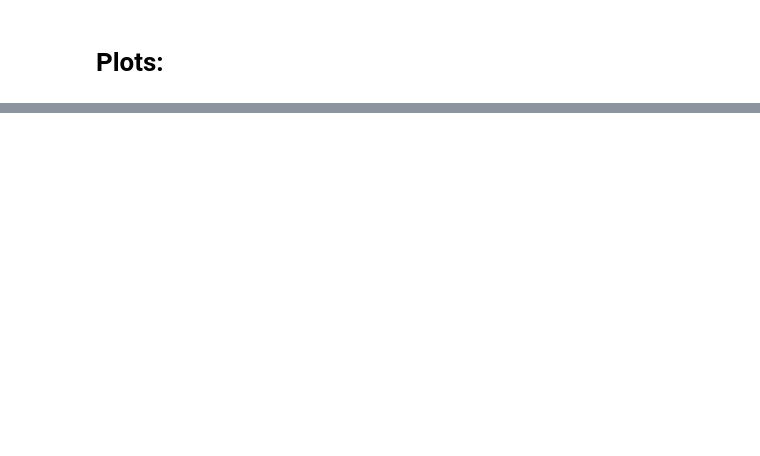
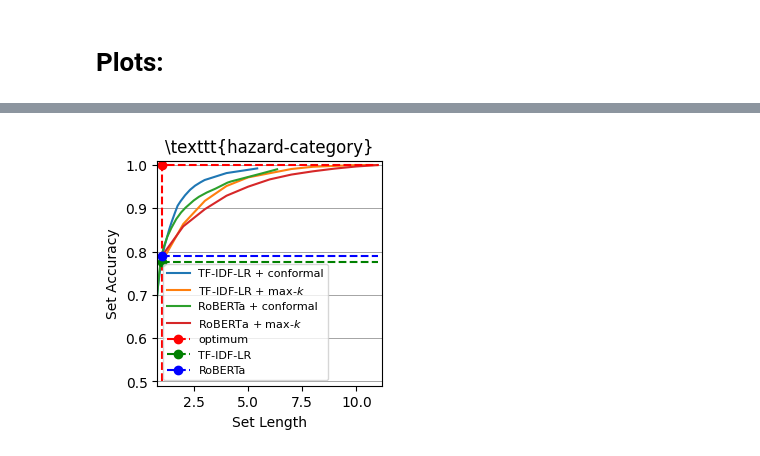
Before and after one commit to k-randl/conformal_prompting, a Jupyter notebook: pictures/plots_conformal_prediction.ipynb, the cells around one changed output, grey strips where cells are left out. Cells and saved outputs as stored; diff of their text form; code cells hidden in the pictures; blank space fills up the shorter version.

Commit message:
Evaluated Conformal Prediction Performance

```diff
--- a/pictures/plots_conformal_prediction.ipynb
+++ b/pictures/plots_conformal_prediction.ipynb
@@ -123,2 +153,4 @@ ps_deep_max_k, ps_deep_conf = predict(
+# %%
+ps_deep_max_k, ps_deep_conf = predict(DEEP_MODEL)
 # %% [markdown]
 # Best traditional classifier:
@@ -239,9 +281,9 @@ boxplot(k=sa_classic_max_k, e=sa_classic_conf)
 # %%
 fig, ax = plt.subplots(1, 1, figsize=(3, 3))
 
-clf_classic = 'BOW-SVM'
+clf_classic = 'TF-IDF-LR'
 clf_deep = 'RoBERTa'
-left = (LABEL == 'hazard_category')
+left = (LABEL == 'hazard-category')
 
 # plot curve for conformal with best traditional cf:
 data_x_classic_conf = []
@@ -295,32 +337,34 @@ try:
     ax.plot(1, y_min_classic, 'og--', label=clf_classic)
 except NameError: pass
 
 try:
     y_min_deep = np.mean(sa_deep_max_k['1'])
     ax.plot([1., x_max], [y_min_deep, y_min_deep], 'b--')
     ax.plot(1, y_min_deep, 'ob--', label=clf_deep)
 except NameError: pass
 
 margin = (x_max-1.) * 0.02
 ax.set_xlim(1 - margin, x_max + margin)
 
 margin = 0.5 * 0.02
 ax.set_ylim(0.5 - margin, 1 + margin)
 
 for y in [.5, .6, .7, .8 , .9, 1.]:
     ax.axhline(y, linewidth=.5, color='grey', zorder=0)
 
 ax.set_title(f'\\texttt\u007B{LABEL}\u007D')
-ax.set_xlabel('Average Set Length')
+ax.set_xlabel('Set Length')
 if left:
     ax.set_yticks([.5, .6, .7, .8 , .9, 1.])
-    ax.set_ylabel('Average Set Accuracy')
+    ax.set_ylabel('Set Accuracy')
     ax.legend(fontsize=8)
 
 else:
     ax.set_yticks([])
     ax.set_ylabel('')
 
 plt.subplots_adjust(bottom=0.15, left=0.2, right=.95, top=.9)
 plt.savefig(f'plots/conformal_performance_{LABEL}.pdf')
 plt.show()
+# %% [output]
+[figure, added]
```
Also changed, not shown: parts of 20 cells of this notebook, 7 other files.
